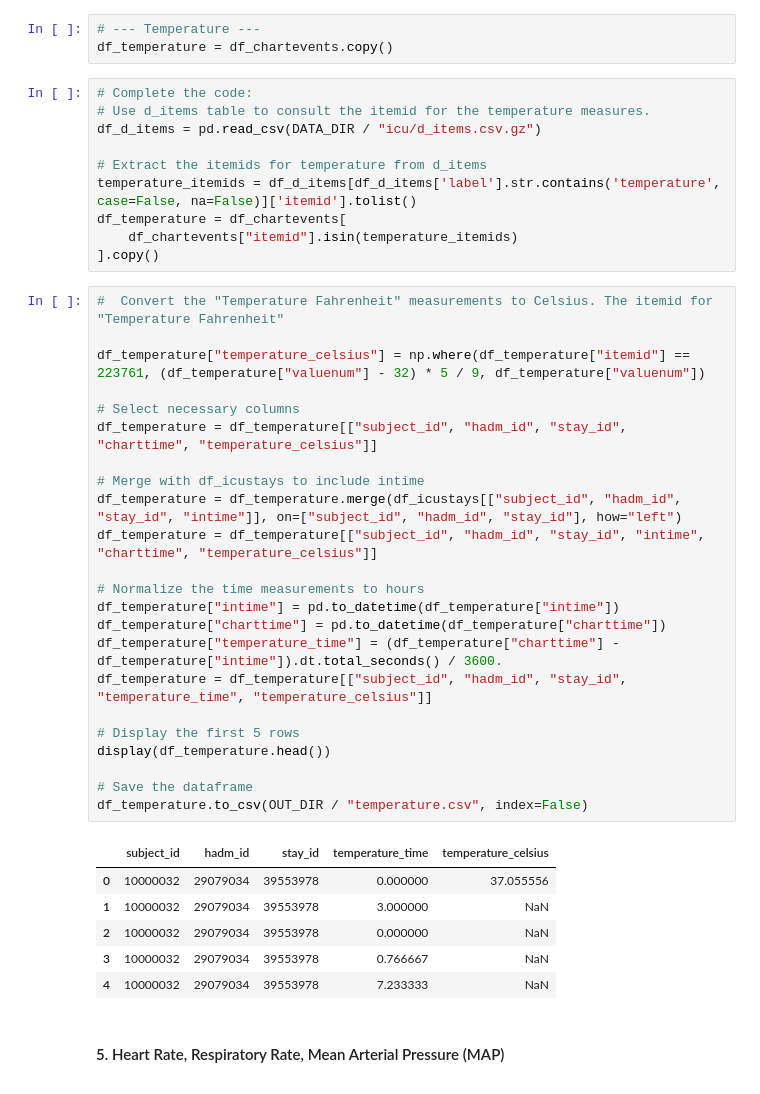
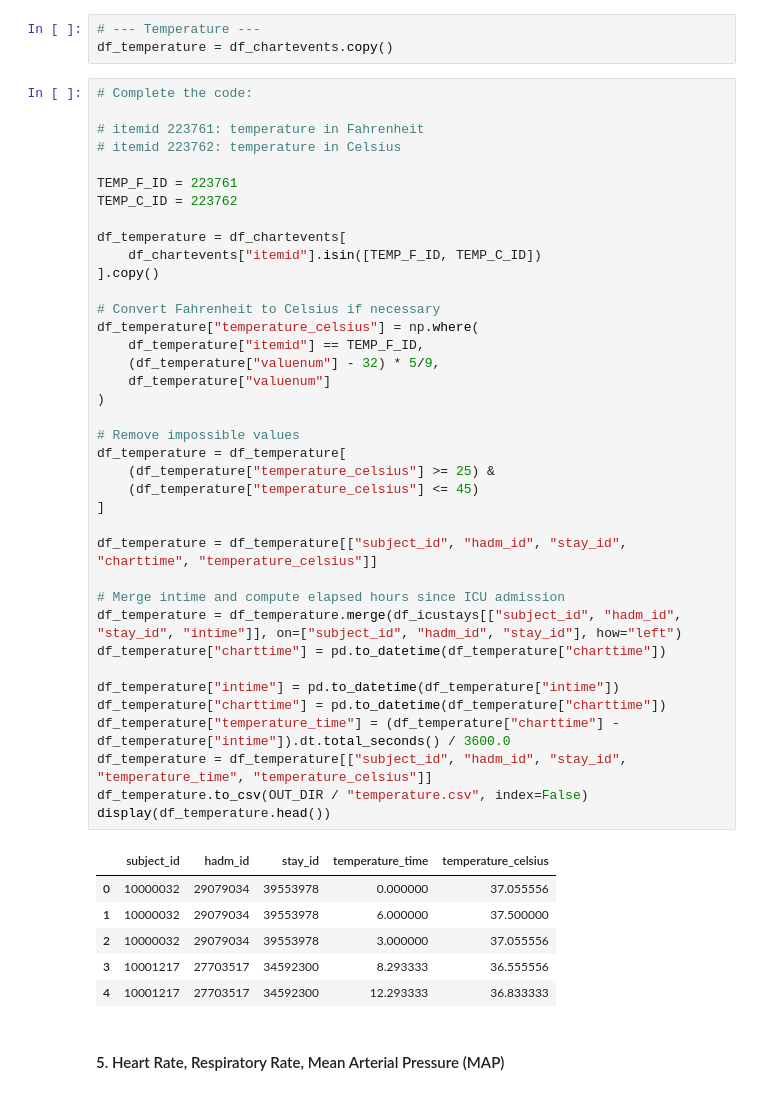
Before and after one commit to ntorqulu/Data-Science-x-Health, a Jupyter notebook: EXERCISES/DSxH-2526-Working-MIMIC/DSxH2526-mimic-exercise-LOS-prediction.ipynb, the cells around one changed output. Cells and saved outputs as stored; diff of their text form.

```diff
--- a/EXERCISES/DSxH-2526-Working-MIMIC/DSxH2526-mimic-exercise-LOS-prediction.ipynb
+++ b/EXERCISES/DSxH-2526-Working-MIMIC/DSxH2526-mimic-exercise-LOS-prediction.ipynb
@@ -283,46 +289,51 @@ df_elective_surgery.to_csv(OUT_DIR / "elective_surgery.csv", index=False)
 # %%
 # --- Temperature ---
 df_temperature = df_chartevents.copy()
-# %%
-# Complete the code:
-# Use d_items table to consult the itemid for the temperature measures.
-df_d_items = pd.read_csv(DATA_DIR / "icu/d_items.csv.gz")
-
-# Extract the itemids for temperature from d_items
-temperature_itemids = df_d_items[df_d_items['label'].str.contains('temperature', case=False, na=False)]['itemid'].tolist()
-df_temperature = df_chartevents[
-    df_chartevents["itemid"].isin(temperature_itemids)
-].copy()
 # %%
-#  Convert the "Temperature Fahrenheit" measurements to Celsius. The itemid for "Temperature Fahrenheit"
+# Complete the code:
 
-df_temperature["temperature_celsius"] = np.where(df_temperature["itemid"] == 223761, (df_temperature["valuenum"] - 32) * 5 / 9, df_temperature["valuenum"])
+# itemid 223761: temperature in Fahrenheit
+# itemid 223762: temperature in Celsius
 
-# Select necessary columns
+TEMP_F_ID = 223761
+TEMP_C_ID = 223762
+
+df_temperature = df_chartevents[
+    df_chartevents["itemid"].isin([TEMP_F_ID, TEMP_C_ID])
+].copy()
+
+# Convert Fahrenheit to Celsius if necessary
+df_temperature["temperature_celsius"] = np.where(
+    df_temperature["itemid"] == TEMP_F_ID,
+    (df_temperature["valuenum"] - 32) * 5/9,
+    df_temperature["valuenum"]
+)
+
+# Remove impossible values
+df_temperature = df_temperature[
+    (df_temperature["temperature_celsius"] >= 25) &
+    (df_temperature["temperature_celsius"] <= 45)
+]
+
 df_temperature = df_temperature[["subject_id", "hadm_id", "stay_id", "charttime", "temperature_celsius"]]
 
-# Merge with df_icustays to include intime
+# Merge intime and compute elapsed hours since ICU admission
 df_temperature = df_temperature.merge(df_icustays[["subject_id", "hadm_id", "stay_id", "intime"]], on=["subject_id", "hadm_id", "stay_id"], how="left")
-df_temperature = df_temperature[["subject_id", "hadm_id", "stay_id", "intime", "charttime", "temperature_celsius"]]
+df_temperature["charttime"] = pd.to_datetime(df_temperature["charttime"])
 
-# Normalize the time measurements to hours
 df_temperature["intime"] = pd.to_datetime(df_temperature["intime"])
 df_temperature["charttime"] = pd.to_datetime(df_temperature["charttime"])
-df_temperature["temperature_time"] = (df_temperature["charttime"] - df_temperature["intime"]).dt.total_seconds() / 3600.
+df_temperature["temperature_time"] = (df_temperature["charttime"] - df_temperature["intime"]).dt.total_seconds() / 3600.0
 df_temperature = df_temperature[["subject_id", "hadm_id", "stay_id", "temperature_time", "temperature_celsius"]]
-
-# Display the first 5 rows
+df_temperature.to_csv(OUT_DIR / "temperature.csv", index=False)
 display(df_temperature.head())
-
-# Save the dataframe
-df_temperature.to_csv(OUT_DIR / "temperature.csv", index=False)
 # %% [output]
 |  | subject_id | hadm_id | stay_id | temperature_time | temperature_celsius |
 | 0 | 10000032 | 29079034 | 39553978 | 0.000000 | 37.055556 |
-| 1 | 10000032 | 29079034 | 39553978 | 3.000000 | NaN |
-| 2 | 10000032 | 29079034 | 39553978 | 0.000000 | NaN |
-| 3 | 10000032 | 29079034 | 39553978 | 0.766667 | NaN |
-| 4 | 10000032 | 29079034 | 39553978 | 7.233333 | NaN |
+| 1 | 10000032 | 29079034 | 39553978 | 6.000000 | 37.500000 |
+| 2 | 10000032 | 29079034 | 39553978 | 3.000000 | 37.055556 |
+| 3 | 10001217 | 27703517 | 34592300 | 8.293333 | 36.555556 |
+| 4 | 10001217 | 27703517 | 34592300 | 12.293333 | 36.833333 |
 # %% [markdown]
 #### 5. Heart Rate, Respiratory Rate, Mean Arterial Pressure (MAP)
 # %%
```
Also changed, not shown: parts of 23 cells of this notebook, 8 other files.
